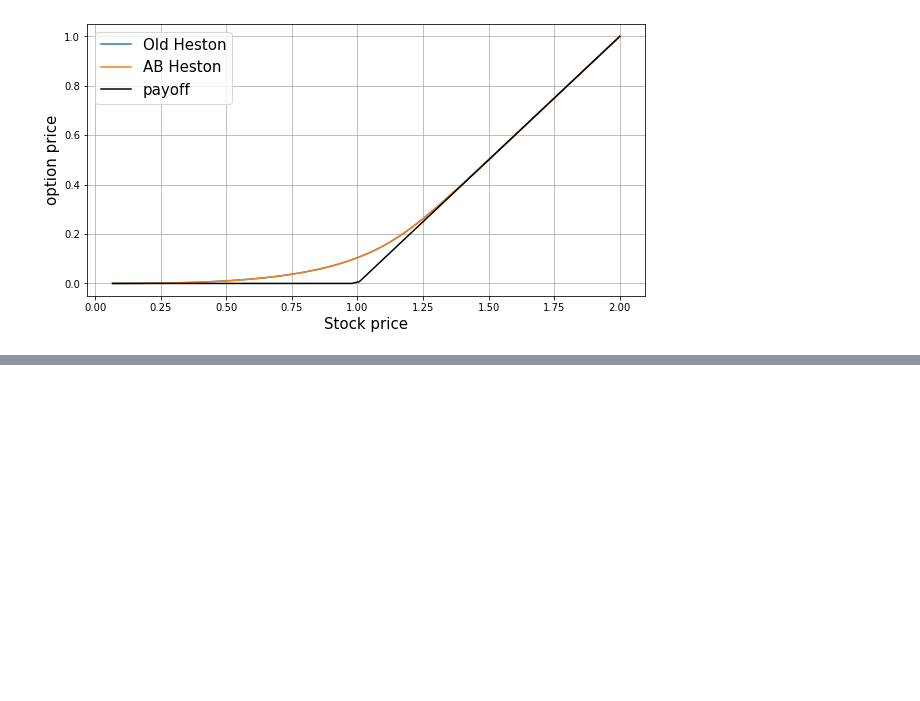
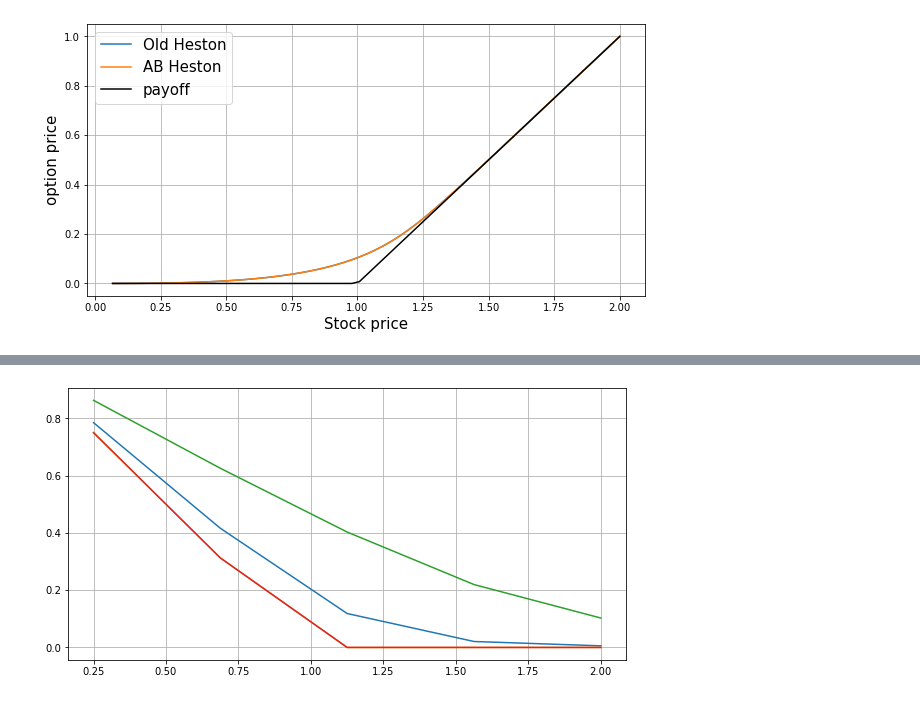
Before and after one commit to dolmatovas/MathFinance, a Jupyter notebook: heston/Heston Calibration.ipynb, the cells around one changed output, grey strips where cells are left out. Saved outputs shown, nothing was run; the diff lists cells and outputs as text; code cells hidden in the pictures; blank space fills up the shorter version.

```diff
--- a/heston/Heston Calibration.ipynb
+++ b/heston/Heston Calibration.ipynb
@@ -249,0 +399,10 @@ phi_, der1_, der2_, der3_, der4_, der5_ = getPhiABder(u, tau, k, sig, theta, rho
+# %%
+plt.figure(figsize=(10, 5))
+payoff = np.maximum(0.0, S0 - Kn)
+plt.plot()
+for t in range(0, Nt, 3):
+    plt.plot(Kn, C0[:, t])
+    plt.plot(Kn, payoff)
+plt.grid()
+# %% [output]
+[figure, added]
```
Also changed, not shown: parts of 36 cells of this notebook, 1 other file.
